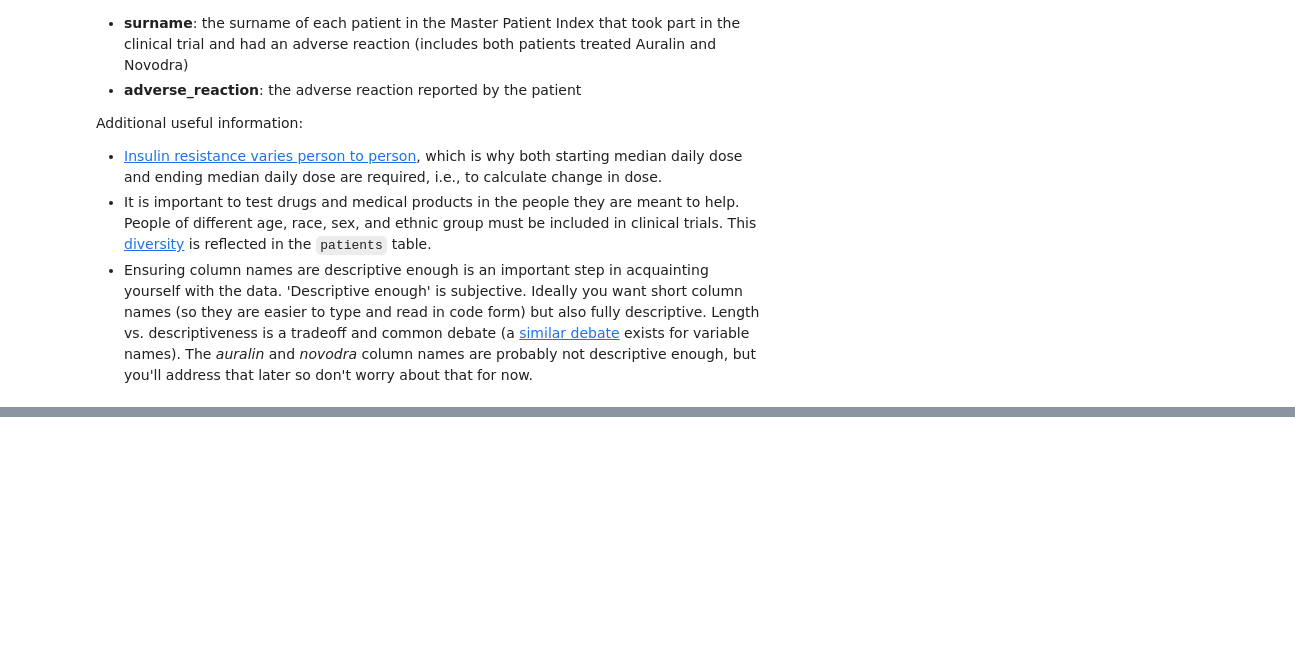
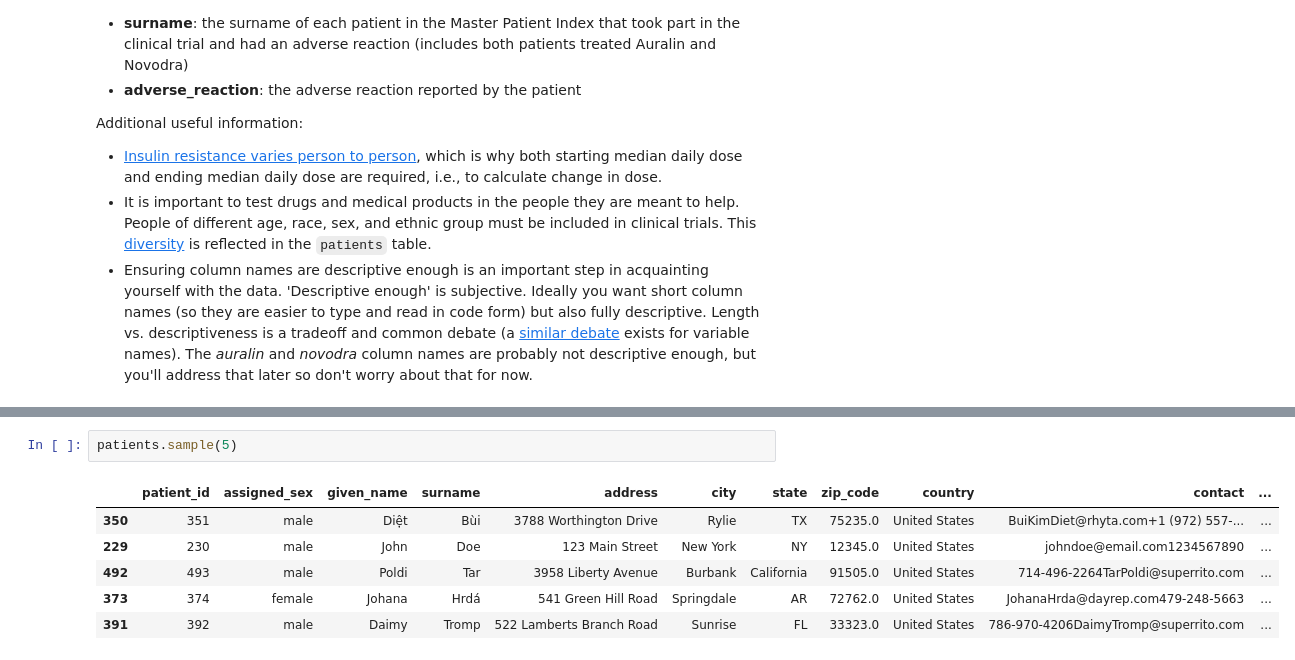
Before and after one commit to gong-mengyan/Udacity-Data-Analyst-Nanodegree, a Jupyter notebook: Project_4_Wrangle and analyze data/assessing.ipynb, the cells around one changed output, grey strips where cells are left out. Drawn from its saved outputs; the diff is of its cells as text; blank space fills up the shorter version.

```diff
--- a/Project_4_Wrangle and analyze data/assessing.ipynb
+++ b/Project_4_Wrangle and analyze data/assessing.ipynb
@@ -120,0 +209,9 @@ Additional useful information:
+# %%
+patients.sample(5)
+# %% [output]
+|  | patient_id | assigned_sex | given_name | surname | address | city | state | zip_code | country | contact | ... |
+| 350 | 351 | male | Diệt | Bùi | 3788 Worthington Drive | Rylie | TX | 75235.0 | United States | BuiKimDiet@rhyta.com+1 (972) 557-... | ... |
+| 229 | 230 | male | John | Doe | 123 Main Street | New York | NY | 12345.0 | United States | johndoe@email.com1234567890 | ... |
+| 492 | 493 | male | Poldi | Tar | 3958 Liberty Avenue | Burbank | California | 91505.0 | United States | 714-496-2264TarPoldi@superrito.com | ... |
+| 373 | 374 | female | Johana | Hrdá | 541 Green Hill Road | Springdale | AR | 72762.0 | United States | JohanaHrda@dayrep.com479-248-5663 | ... |
+| 391 | 392 | male | Daimy | Tromp | 522 Lamberts Branch Road | Sunrise | FL | 33323.0 | United States | 786-970-4206DaimyTromp@superrito.com | ... |
```
Also changed, not shown: parts of 14 cells of this notebook.
